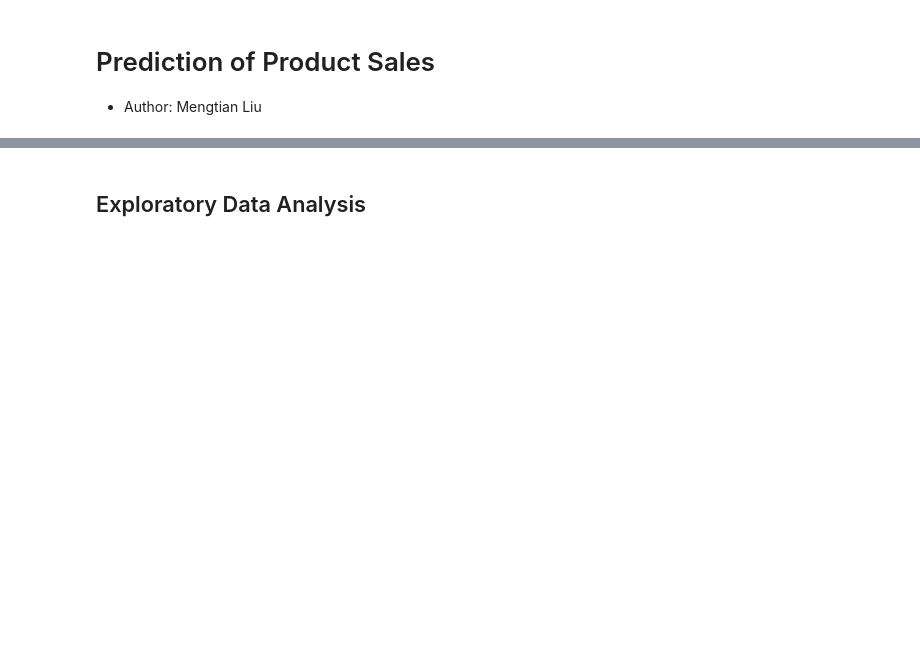
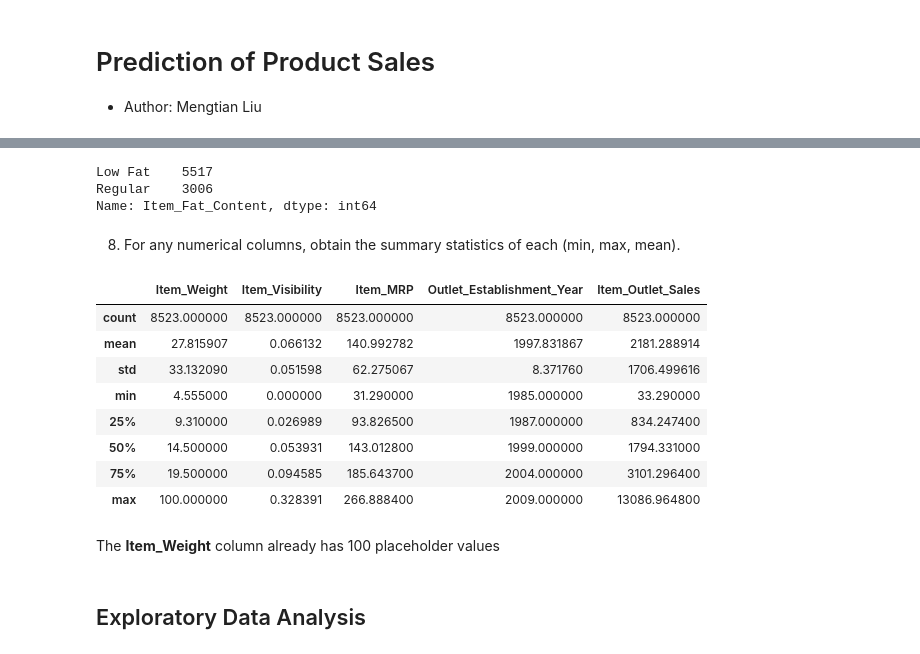
Before and after one commit to dimLMT/Just-try, a Jupyter notebook: Prediction_of_Product_Sales.ipynb, the cells around one changed output, grey strips where cells are left out. Cells and saved outputs as stored; diff of their text form; code cells hidden in the pictures; blank space fills up the shorter version.

```diff
--- a/Prediction_of_Product_Sales.ipynb
+++ b/Prediction_of_Product_Sales.ipynb
@@ -11,0 +15,13 @@
+# %%
+# Mount google drive
+from google.colab import drive
+drive.mount('/content/drive')
+#load file
+import numpy as np
+import pandas as pd
+
+fpath= '/content/drive/MyDrive/CodingDojo/01-Fundamentals/Week02/Data/sales_predictions_2023.csv'
+df= pd.read_csv(fpath)
+df.info()
+print('\n\n')
+df.head()
@@ -11,0 +110,4 @@
+# %%
+df['Item_Weight']= df['Item_Weight'].fillna(100)
+# %%
+df['Outlet_Size']= df['Outlet_Size'].fillna('MISSING')
@@ -12,3 +154,27 @@
+# %%
+consis_dict= {'LF':'Low Fat', 'reg': 'Regular', 'low fat':'Low Fat'}
+df['Item_Fat_Content']= df['Item_Fat_Content'].replace(consis_dict)
+df['Item_Fat_Content'].value_counts()
+# %% [output]
+Low Fat    5517
+Regular    3006
+Name: Item_Fat_Content, dtype: int64
+# %% [markdown]
+8) For any numerical columns, obtain the summary statistics of each (min, max, mean).
+# %%
+df.describe()
+# %% [output]
+|  | Item_Weight | Item_Visibility | Item_MRP | Outlet_Establishment_Year | Item_Outlet_Sales |
+| count | 8523.000000 | 8523.000000 | 8523.000000 | 8523.000000 | 8523.000000 |
+| mean | 27.815907 | 0.066132 | 140.992782 | 1997.831867 | 2181.288914 |
+| std | 33.132090 | 0.051598 | 62.275067 | 8.371760 | 1706.499616 |
+| min | 4.555000 | 0.000000 | 31.290000 | 1985.000000 | 33.290000 |
+| 25% | 9.310000 | 0.026989 | 93.826500 | 1987.000000 | 834.247400 |
+| 50% | 14.500000 | 0.053931 | 143.012800 | 1999.000000 | 1794.331000 |
+| 75% | 19.500000 | 0.094585 | 185.643700 | 2004.000000 | 3101.296400 |
+| max | 100.000000 | 0.328391 | 266.888400 | 2009.000000 | 13086.964800 |
+# %% [markdown]
+ The **Item_Weight** column already has 100 placeholder values
 # %% [markdown]
 ## Exploratory Data Analysis
 # %% [markdown]
```
Also changed, not shown: parts of 17 cells of this notebook.
